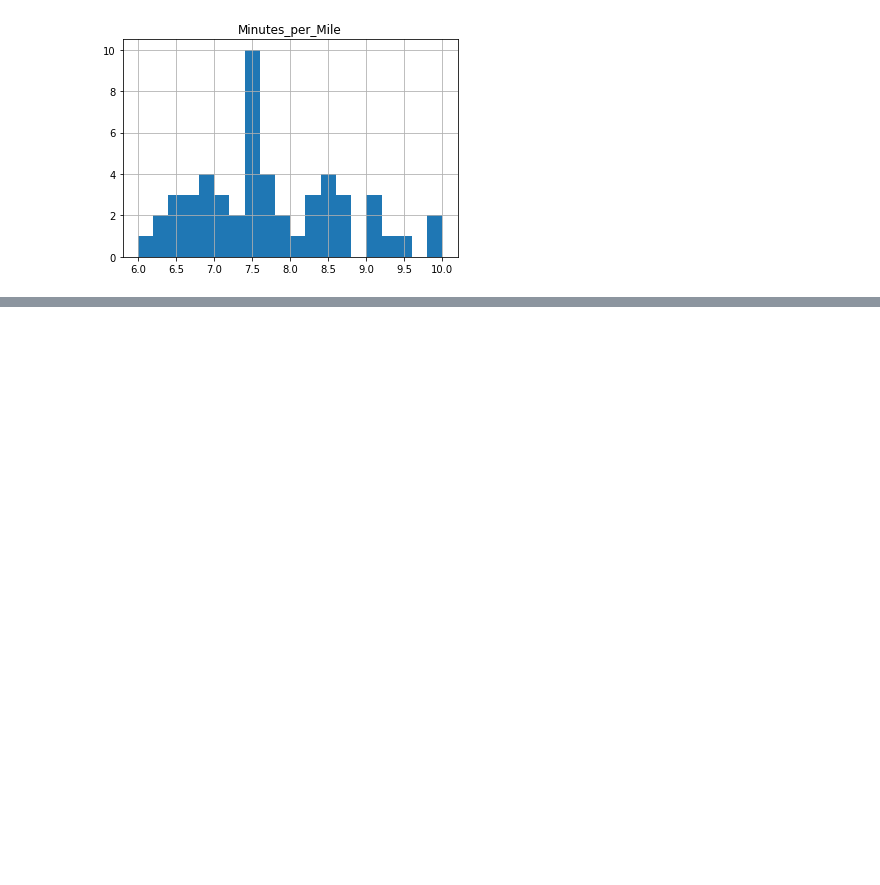
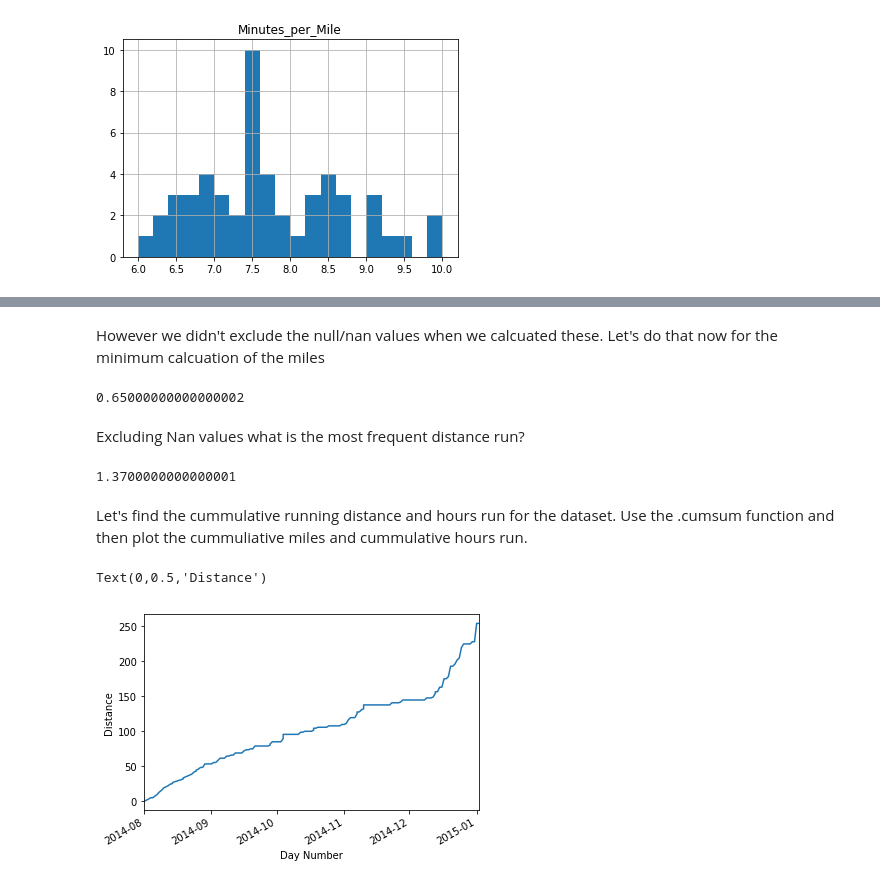
Before and after one commit to ContextLab/CDL-tutorials, a Jupyter notebook: Tutorial 2 - walkthrough.ipynb, the cells around one changed output, grey strips where cells are left out. Saved outputs shown, nothing was run; the diff lists cells and outputs as text; code cells hidden in the pictures; blank space fills up the shorter version.

```diff
--- a/Tutorial 2 - walkthrough.ipynb
+++ b/Tutorial 2 - walkthrough.ipynb
@@ -219,0 +240,21 @@ array([[<matplotlib.axes._subplots.AxesSubplot object at 0x...>]], dtype=object)
+# %% [markdown]
+However we didn't exclude the null/nan values when we calcuated these. Let's do that now for the minimum calcuation of the miles
+# %%
+df.Miles[df.Miles > 0].min()
+# %% [output]
+0.65000000000000002
+# %% [markdown]
+Excluding Nan values what is the most frequent distance run?
+# %%
+df.Miles[df.Miles > 0].value_counts().index[0]
+# %% [output]
+1.3700000000000001
+# %% [markdown]
+Let's find the cummulative running distance and hours run for the dataset. Use the .cumsum function and then plot the cummuliative miles and cummulative hours run.
+# %%
+df.Miles.cumsum().plot()
+plt.xlabel("Day Number")
+plt.ylabel("Distance")
+# %% [output]
+Text(0,0.5,'Distance')
+[figure, added]
```
Also changed, not shown: parts of 12 cells of this notebook, 2 other files.
